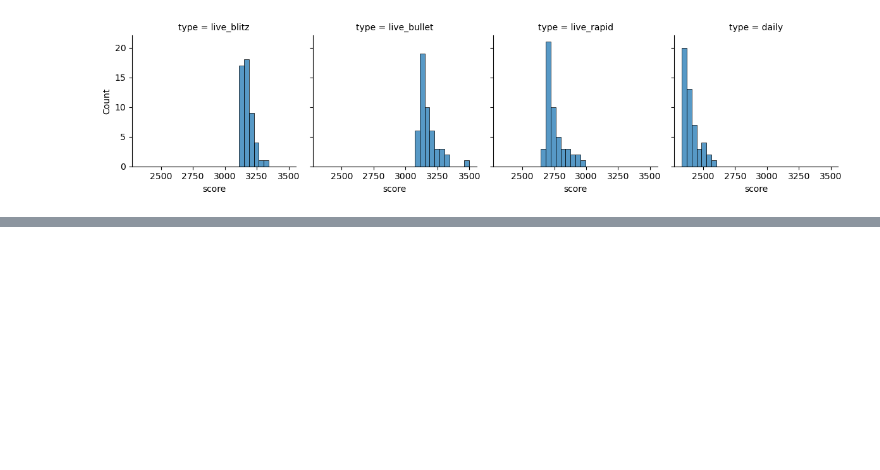
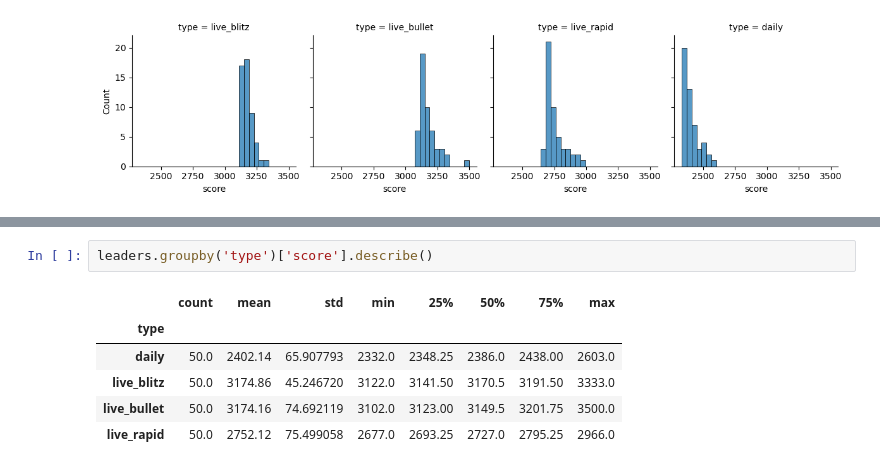
Before and after one commit to OlhaHaidash/chesscom_data_analysis, a Jupyter notebook: 2_analysis_sql/0_data_overview.ipynb, the cells around one changed output, grey strips where cells are left out. Drawn from its saved outputs; the diff is of its cells as text; blank space fills up the shorter version.

```diff
--- a/2_analysis_sql/0_data_overview.ipynb
+++ b/2_analysis_sql/0_data_overview.ipynb
@@ -120,0 +128,9 @@ The overall distribution of scores among the leaders is clustered and left-skewe
+# %%
+leaders.groupby('type')['score'].describe()
+# %% [output]
+|  | count | mean | std | min | 25% | 50% | 75% | max |
+| type |  |  |  |  |  |  |  |  |
+| daily | 50.0 | 2402.14 | 65.907793 | 2332.0 | 2348.25 | 2386.0 | 2438.00 | 2603.0 |
+| live_blitz | 50.0 | 3174.86 | 45.246720 | 3122.0 | 3141.50 | 3170.5 | 3191.50 | 3333.0 |
+| live_bullet | 50.0 | 3174.16 | 74.692119 | 3102.0 | 3123.00 | 3149.5 | 3201.75 | 3500.0 |
+| live_rapid | 50.0 | 2752.12 | 75.499058 | 2677.0 | 2693.25 | 2727.0 | 2795.25 | 2966.0 |
```
Also changed, not shown: parts of 12 cells of this notebook, 2 other files.
